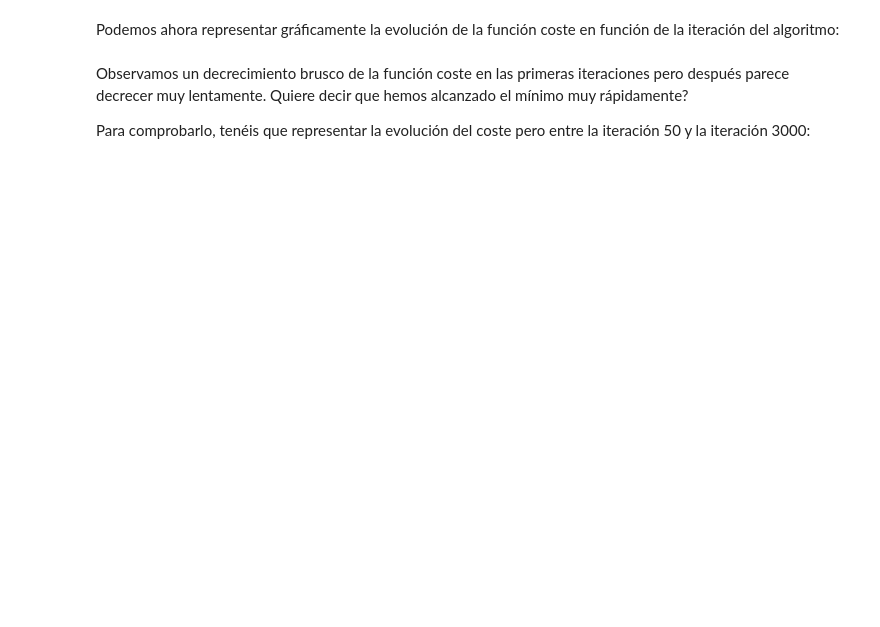
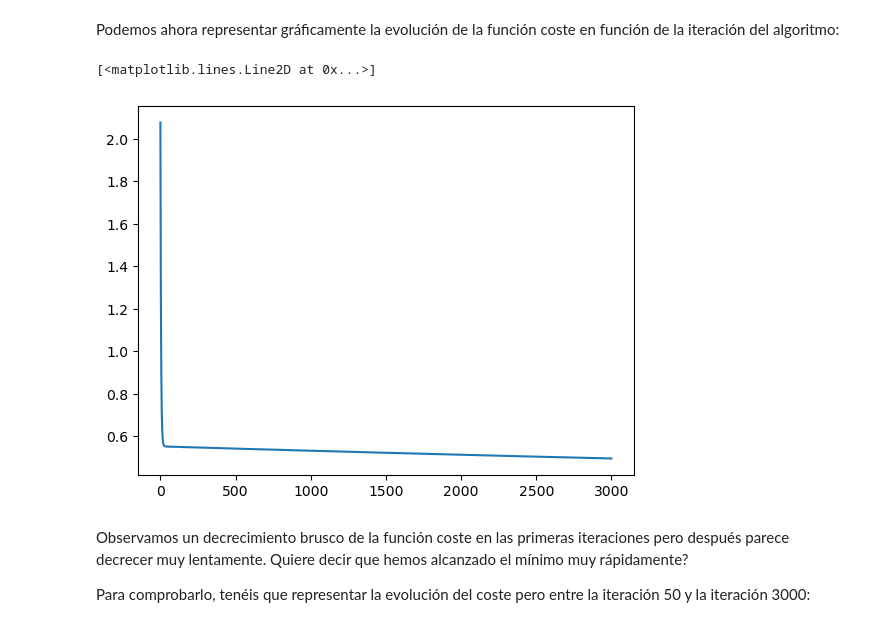
Before and after one commit to Antoniogins/IntroductionToDataScience, a Jupyter notebook: src/07-linear-regresion/01-regresion_lineal_handout.ipynb, the cells around one changed output. Cells and saved outputs as stored; diff of their text form; code cells hidden in the pictures; blank space fills up the shorter version.

```diff
--- a/src/07-linear-regresion/01-regresion_lineal_handout.ipynb
+++ b/src/07-linear-regresion/01-regresion_lineal_handout.ipynb
@@ -87,6 +165,12 @@ $$\nabla J(\theta)=\frac{2}{n} \mathbf{X}^T\cdot \left(\mathbf{X}\theta-y\right)
 Pasamos a definirla también con el nombre `gradJ`
 # %%
 # Completar aquí
+def gradJ(theta, X, y):
+    return 2 / X.shape[0] * np.matmul(
+        X.T,
+        np.matmul(X, theta) - y
+    )
+
 
 # --------------------
 gradJ(np.array([1, 1]).reshape(-1, 1), X, y)
@@ -110,0 +193,9 @@ theta
+# %%
+# Completar aquí
+theta = theta_inicial
+for i in range(iteraciones):
+    theta = theta - alpha*gradJ(theta, X, y)
+
+
+# --------------------
+theta
@@ -154,6 +248,27 @@ Tenéis ahora que aprovechar vuestra implementación del algoritmo del gradiente
 Tendrá que devolver un tupla que contenga theta, el valor final de theta encontrado, y el dataframe monitor
 # %%
 # Completar aquí: Definir buscar_optimo_gradiente
+def buscar_optimo_gradiente(
+    theta_inicial,
+    coste,
+    gradiente,
+    iteraciones,
+    alpha,
+    monitor,
+):
+    theta = theta_inicial
+    for i in range(iteraciones):
+        theta = theta - alpha * gradiente(theta, X, y)
+        monitor = inserta_en_monitor(
+            monitor=monitor,
+            iteracion=i,
+            alpha=alpha,
+            theta=theta,
+            coste=coste(theta, X, y),
+        )
+    return theta, monitor
+
+
 
 # --------------------
 monitor = inicializa_monitor()
@@ -177,3 +305,15 @@ Podemos ahora representar gráficamente la evolución de la función coste en fu
+# %%
+# Completar aquí
+fix, ax = plt.subplots()
+ax.plot(
+    monitor.index,
+    monitor["coste"]
+)
+
+# --------------------
+# %% [output]
+[<matplotlib.lines.Line2D at 0x...>]
+[figure, added]
 # %% [markdown]
 Observamos un decrecimiento brusco de la función coste en las primeras iteraciones pero después parece decrecer muy lentamente. Quiere decir que hemos alcanzado el mínimo muy rápidamente?
 
```
Also changed, not shown: parts of 23 cells of this notebook, 1 other file.
